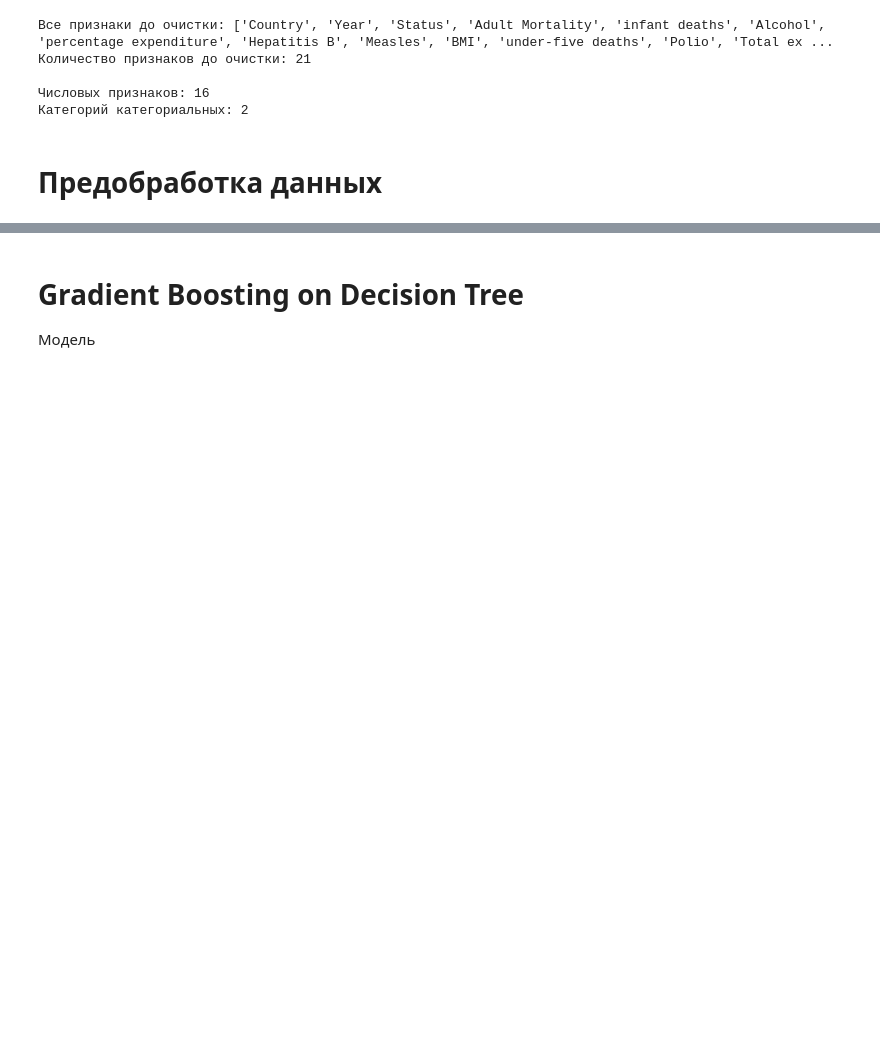
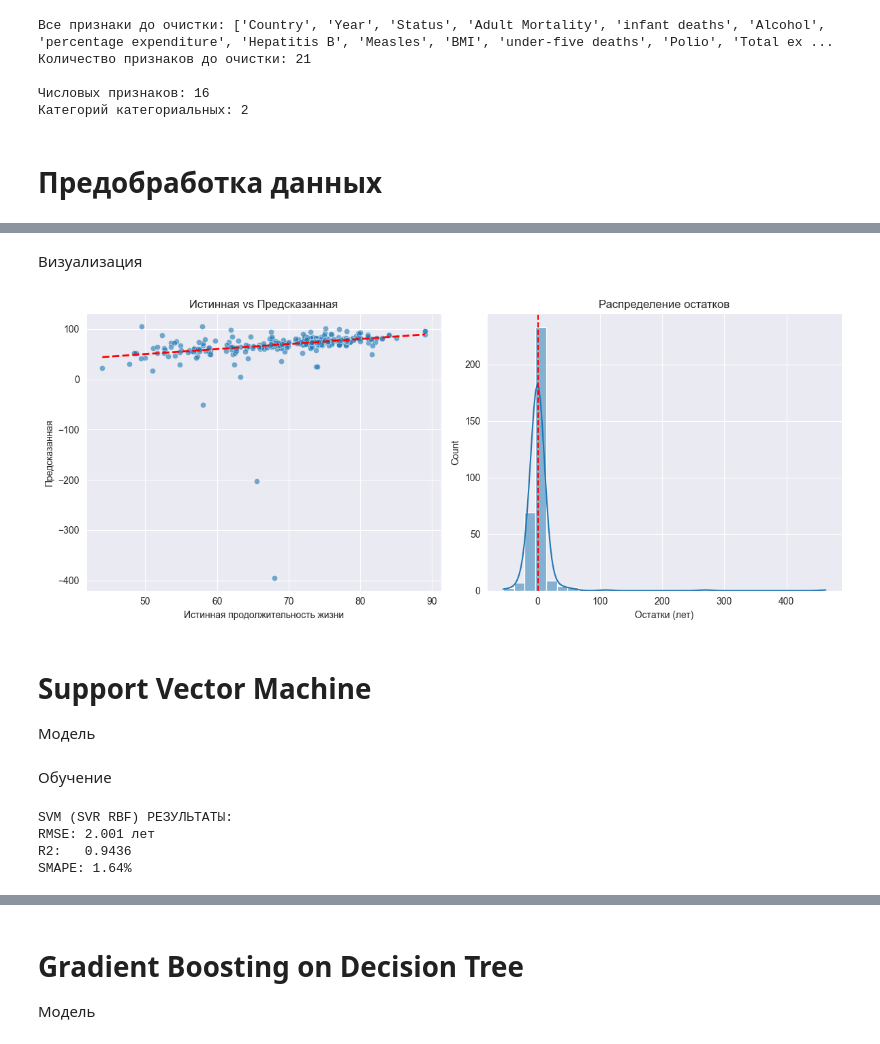
Before and after one commit to SavinskiVladimir/IntelliganceSystems, a Jupyter notebook: regression/life_exp.ipynb, the cells around one changed output, grey strips where cells are left out. Cells and saved outputs as stored; diff of their text form; code cells hidden in the pictures; blank space fills up the shorter version.

```diff
--- a/regression/life_exp.ipynb
+++ b/regression/life_exp.ipynb
@@ -178,0 +241,6 @@ preprocessor = ColumnTransformer(
+# %%
+poly_reg = Pipeline([
+    ('preprocessor', preprocessor),
+    ('poly', PolynomialFeatures(degree=2, include_bias=False)),
+    ('lin_reg', LinearRegression())
+])
@@ -178,0 +266,26 @@ preprocessor = ColumnTransformer(
+# %% [markdown]
+Визуализация
+# %%
+plt.figure(figsize=(12, 5))
+
+plt.subplot(1, 2, 1)
+sns.scatterplot(x=y_test, y=y_pred_poly, alpha=0.6)
+plt.plot([y_test.min(), y_test.max()], [y_test.min(), y_test.max()], 'r--', lw=2)
+plt.xlabel("Истинная продолжительность жизни")
+plt.ylabel("Предсказанная")
+plt.title("Истинная vs Предсказанная")
+
+plt.subplot(1, 2, 2)
+residuals = y_test - y_pred_poly
+sns.histplot(residuals, kde=True, bins=30)
+plt.xlabel("Остатки (лет)")
+plt.title("Распределение остатков")
+plt.axvline(0, color='red', linestyle='--')
+
+plt.tight_layout()
+plt.show()
+# %% [output]
+[figure, added]
+# %% [markdown]
+# Support Vector Machine
+Модель
@@ -178,0 +303,19 @@ preprocessor = ColumnTransformer(
+# %% [markdown]
+Обучение
+# %%
+pipe_svm.fit(X_train, y_train)
+y_pred_svm = pipe_svm.predict(X_test)
+
+rmse_svm = np.sqrt(mean_squared_error(y_test, y_pred_svm))
+r2_svm = r2_score(y_test, y_pred_svm)
+smape_svm = smape(y_test, y_pred_svm)
+
+print(f"\nSVM (SVR RBF) РЕЗУЛЬТАТЫ:")
+print(f"RMSE: {rmse_svm:.3f} лет")
+print(f"R2:   {r2_svm:.4f}")
+print(f"SMAPE: {smape_svm:.2f}%")
+# %% [output]
+SVM (SVR RBF) РЕЗУЛЬТАТЫ:
+RMSE: 2.001 лет
+R2:   0.9436
+SMAPE: 1.64%
```
Also changed, not shown: parts of 32 cells of this notebook.
